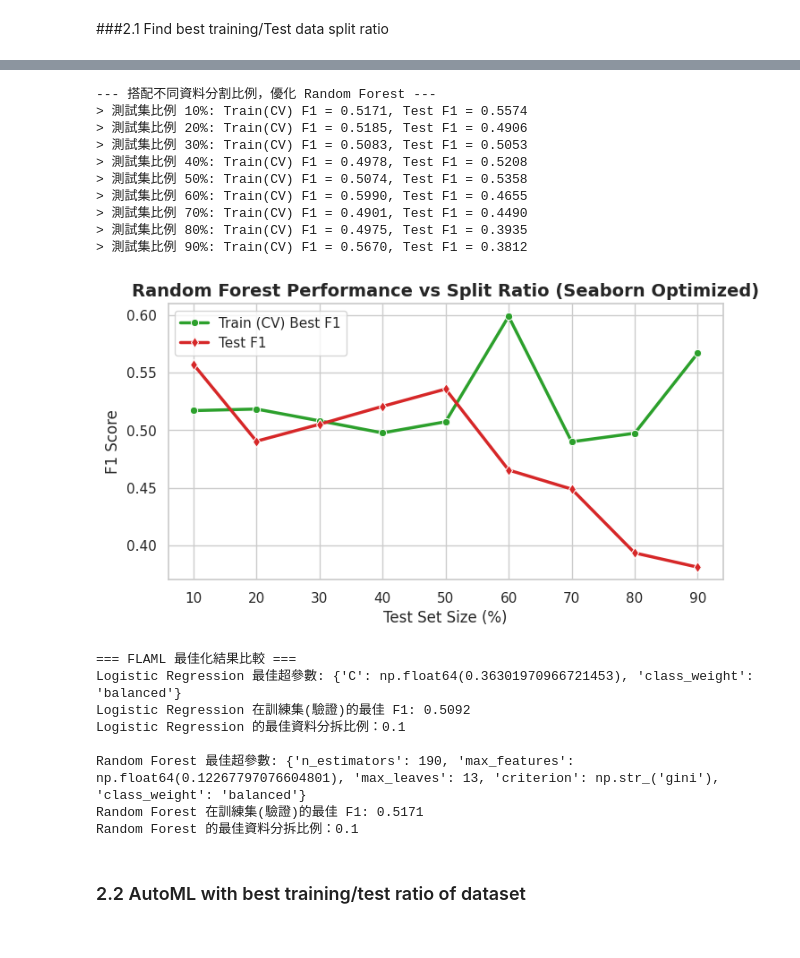
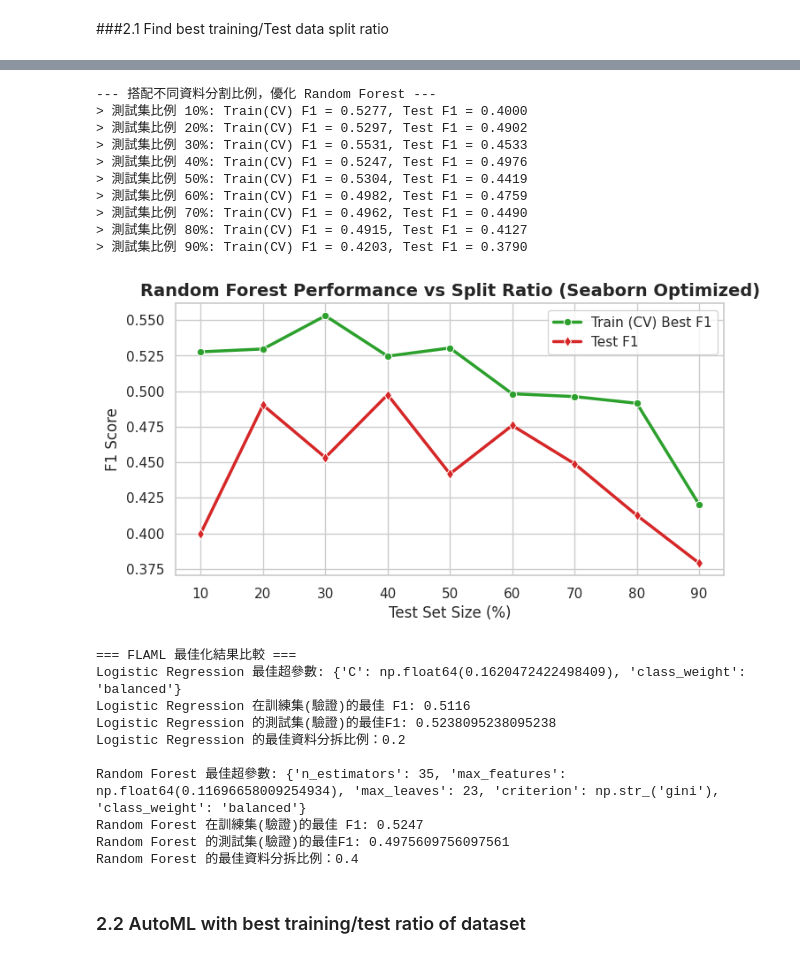
Before and after one commit to sofiahuang2225-prog/python-DM-group-k, a Jupyter notebook: ML_RF_LR.ipynb, the cells around one changed output, grey strips where cells are left out. Drawn from its saved outputs; the diff is of its cells as text; code cells hidden in the pictures.

Commit message:
固定seed=42參數，Logistic Regression的模型效能比較好

```diff
--- a/ML_RF_LR.ipynb
+++ b/ML_RF_LR.ipynb
@@ -128,6 +128,7 @@ settings_lr = {
         "lrl1": {"class_weight": {"domain": "balanced"}},
         "lrl2": {"class_weight": {"domain": "balanced"}}
     },
+    "seed": 42,
     "verbose": 0
 }
 
@@ -141,10 +142,10 @@ best_overall_f1_lr = -1
 for i in ratio_values:
     test_size_ratio = i / 100
     X_train_loop, X_test_loop, y_train_loop, y_test_loop = train_test_split(
-        X, y, test_size=test_size_ratio, random_state=2026, stratify=y
+        X, y, test_size=test_size_ratio, random_state=42, stratify=y
     )
 
-    automl_lr.fit(X_train=X_train_loop, y_train=y_train_loop, **settings_lr,seed=2026)
+    automl_lr.fit(X_train=X_train_loop, y_train=y_train_loop, **settings_lr)
 
     best_train_f1 = 1 - automl_lr.best_loss
     train_f1_scores_lr.append(best_train_f1)
@@ -198,6 +211,7 @@ settings_rf = {
             "class_weight": {"domain": "balanced"}
         }
     },
+    "seed":42,
     "verbose": 0
 }
 
@@ -211,47 +225,47 @@ best_overall_f1 = -1
 for i in ratio_values:
     test_size_ratio = i / 100
     X_train_loop, X_test_loop, y_train_loop, y_test_loop = train_test_split(
-        X, y, test_size=test_size_ratio, random_state=2026, stratify=y
+        X, y, test_size=test_size_ratio, random_state=42, stratify=y
     )
 
-    automl_rf.fit(X_train=X_train_loop, y_train=y_train_loop, **settings_rf,seed=2026)
+    automl_rf.fit(X_train=X_train_loop, y_train=y_train_loop, **settings_rf)
 
     best_train_f1 = 1 - automl_rf.best_loss
     train_f1_scores.append(best_train_f1)
 
     y_pred_test = automl_rf.predict(X_test_loop)
     current_test_f1 = f1_score(y_test_loop, y_pred_test)
     test_f1_scores.append(current_test_f1)
 
     if current_test_f1 > best_overall_f1:
         best_overall_f1 = current_test_f1
         automl_rf_best = copy.deepcopy(automl_rf)
         best_ratio_rf = i/100
 
     print(f"> 測試集比例 {i}%: Train(CV) F1 = {best_train_f1:.4f}, Test F1 = {current_test_f1:.4f}")
 
 # 美化繪圖
 plt.figure(figsize=(8, 4))
 sns.lineplot(x=ratio_values, y=train_f1_scores, marker='o', label='Train (CV) Best F1', color='#2ca02c', linewidth=2.5)
 sns.lineplot(x=ratio_values, y=test_f1_scores, marker='d', label='Test F1', color='#d62728', linewidth=2.5)
 
 plt.xlabel('Test Set Size (%)', fontsize=12)
 plt.ylabel('F1 Score', fontsize=12)
 plt.title('Random Forest Performance vs Split Ratio (Seaborn Optimized)', fontsize=14, fontweight='bold')
 plt.legend(frameon=True, facecolor='white')
 plt.show()
 # %% [output]
 --- 搭配不同資料分割比例，優化 Random Forest ---
-> 測試集比例 10%: Train(CV) F1 = 0.5171, Test F1 = 0.5574
-> 測試集比例 20%: Train(CV) F1 = 0.5185, Test F1 = 0.4906
-> 測試集比例 30%: Train(CV) F1 = 0.5083, Test F1 = 0.5053
-> 測試集比例 40%: Train(CV) F1 = 0.4978, Test F1 = 0.5208
-> 測試集比例 50%: Train(CV) F1 = 0.5074, Test F1 = 0.5358
-> 測試集比例 60%: Train(CV) F1 = 0.5990, Test F1 = 0.4655
-> 測試集比例 70%: Train(CV) F1 = 0.4901, Test F1 = 0.4490
-> 測試集比例 80%: Train(CV) F1 = 0.4975, Test F1 = 0.3935
-> 測試集比例 90%: Train(CV) F1 = 0.5670, Test F1 = 0.3812
+> 測試集比例 10%: Train(CV) F1 = 0.5277, Test F1 = 0.4000
+> 測試集比例 20%: Train(CV) F1 = 0.5297, Test F1 = 0.4902
+> 測試集比例 30%: Train(CV) F1 = 0.5531, Test F1 = 0.4533
+> 測試集比例 40%: Train(CV) F1 = 0.5247, Test F1 = 0.4976
+> 測試集比例 50%: Train(CV) F1 = 0.5304, Test F1 = 0.4419
+> 測試集比例 60%: Train(CV) F1 = 0.4982, Test F1 = 0.4759
+> 測試集比例 70%: Train(CV) F1 = 0.4962, Test F1 = 0.4490
+> 測試集比例 80%: Train(CV) F1 = 0.4915, Test F1 = 0.4127
+> 測試集比例 90%: Train(CV) F1 = 0.4203, Test F1 = 0.3790
-[figure, old version]
+[figure, new version]
 # %%
 # ==========================================
 # 3. 輸出兩者的最佳表現比較
@@ -259,20 +273,24 @@ plt.show()
 print("\n=== FLAML 最佳化結果比較 ===")
 print(f"Logistic Regression 最佳超參數: {automl_lr_best.best_config}")
 print(f"Logistic Regression 在訓練集(驗證)的最佳 F1: {1 - automl_lr_best.best_loss:.4f}")
+print(f"Logistic Regression 的測試集(驗證)的最佳F1: {best_overall_f1_lr}")
 print(f"Logistic Regression 的最佳資料分拆比例：{best_ratio_lr}")
 
 print(f"\nRandom Forest 最佳超參數: {automl_rf_best.best_config}")
 print(f"Random Forest 在訓練集(驗證)的最佳 F1: {1 - automl_rf_best.best_loss:.4f}")
+print(f"Random Forest 的測試集(驗證)的最佳F1: {best_overall_f1}")
 print(f"Random Forest 的最佳資料分拆比例：{best_ratio_rf}")
 # %% [output]
 === FLAML 最佳化結果比較 ===
-Logistic Regression 最佳超參數: {'C': np.float64(0.36301970966721453), 'class_weight': 'balanced'}
-Logistic Regression 在訓練集(驗證)的最佳 F1: 0.5092
-Logistic Regression 的最佳資料分拆比例：0.1
+Logistic Regression 最佳超參數: {'C': np.float64(0.1620472422498409), 'class_weight': 'balanced'}
+Logistic Regression 在訓練集(驗證)的最佳 F1: 0.5116
+Logistic Regression 的測試集(驗證)的最佳F1: 0.5238095238095238
+Logistic Regression 的最佳資料分拆比例：0.2
 
-Random Forest 最佳超參數: {'n_estimators': 190, 'max_features': np.float64(0.12267797076604801), 'max_leaves': 13, 'criterion': np.str_('gini'), 'class_weight': 'balanced'}
-Random Forest 在訓練集(驗證)的最佳 F1: 0.5171
-Random Forest 的最佳資料分拆比例：0.1
+Random Forest 最佳超參數: {'n_estimators': 35, 'max_features': np.float64(0.11696658009254934), 'max_leaves': 23, 'criterion': np.str_('gini'), 'class_weight': 'balanced'}
+Random Forest 在訓練集(驗證)的最佳 F1: 0.5247
+Random Forest 的測試集(驗證)的最佳F1: 0.4975609756097561
+Random Forest 的最佳資料分拆比例：0.4
 # %% [markdown]
 ### 2.2 AutoML with best training/test ratio of dataset
 # %%
```
Also changed, not shown: parts of 16 cells of this notebook.
